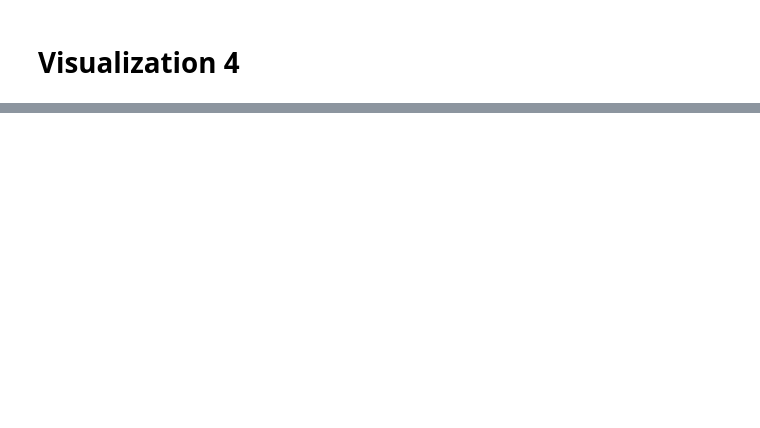
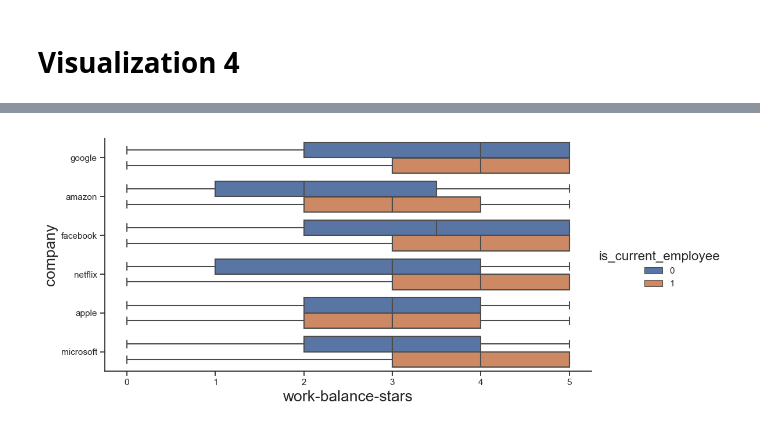
Before and after one commit to SanketBhaud/Sentiment_Analysis, a Jupyter notebook: Sentimental Analysis.ipynb, the cells around one changed output, grey strips where cells are left out. Saved outputs shown, nothing was run; the diff lists cells and outputs as text; code cells hidden in the pictures; blank space fills up the shorter version.

```diff
--- a/Sentimental Analysis.ipynb
+++ b/Sentimental Analysis.ipynb
@@ -414,0 +545,5 @@ py.iplot(fig)
+# %%
+sns.catplot(x = 'work-balance-stars', y = 'company',hue= 'is_current_employee', data = df, kind ='box', aspect =2)
+plt.show()
+# %% [output]
+[figure, added]
```
Also changed, not shown: parts of 14 cells of this notebook.
